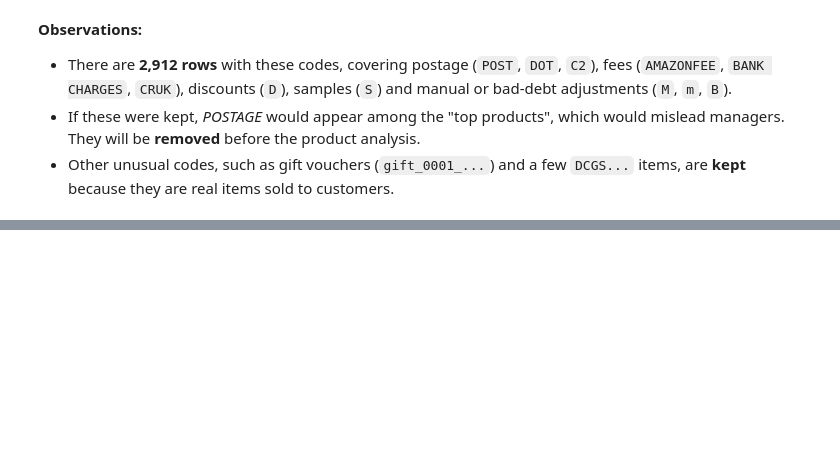
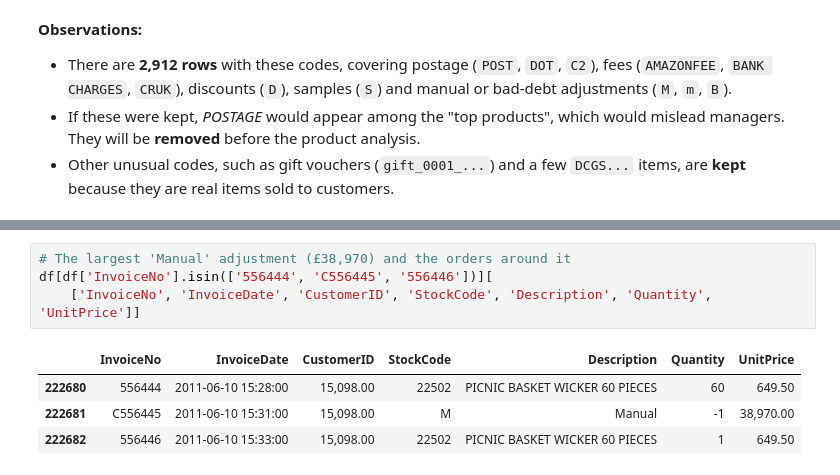
Before and after one commit to Matheus-Castilho/CA2-DV, a Jupyter notebook: CA2-DV.ipynb, the cells around one changed output, grey strips where cells are left out. Drawn from its saved outputs; the diff is of its cells as text; blank space fills up the shorter version.

```diff
--- a/CA2-DV.ipynb
+++ b/CA2-DV.ipynb
@@ -256,0 +308,9 @@ non_product = df[df['StockCode'].isin(non_product_codes)]
+# %%
+# The largest 'Manual' adjustment (£38,970) and the orders around it
+df[df['InvoiceNo'].isin(['556444', 'C556445', '556446'])][
+    ['InvoiceNo', 'InvoiceDate', 'CustomerID', 'StockCode', 'Description', 'Quantity', 'UnitPrice']]
+# %% [output]
+|  | InvoiceNo | InvoiceDate | CustomerID | StockCode | Description | Quantity | UnitPrice |
+| 222680 | 556444 | 2011-06-10 15:28:00 | 15,098.00 | 22502 | PICNIC BASKET WICKER 60 PIECES | 60 | 649.50 |
+| 222681 | C556445 | 2011-06-10 15:31:00 | 15,098.00 | M | Manual | -1 | 38,970.00 |
+| 222682 | 556446 | 2011-06-10 15:33:00 | 15,098.00 | 22502 | PICNIC BASKET WICKER 60 PIECES | 1 | 649.50 |
```
Also changed, not shown: parts of 6 cells of this notebook.
